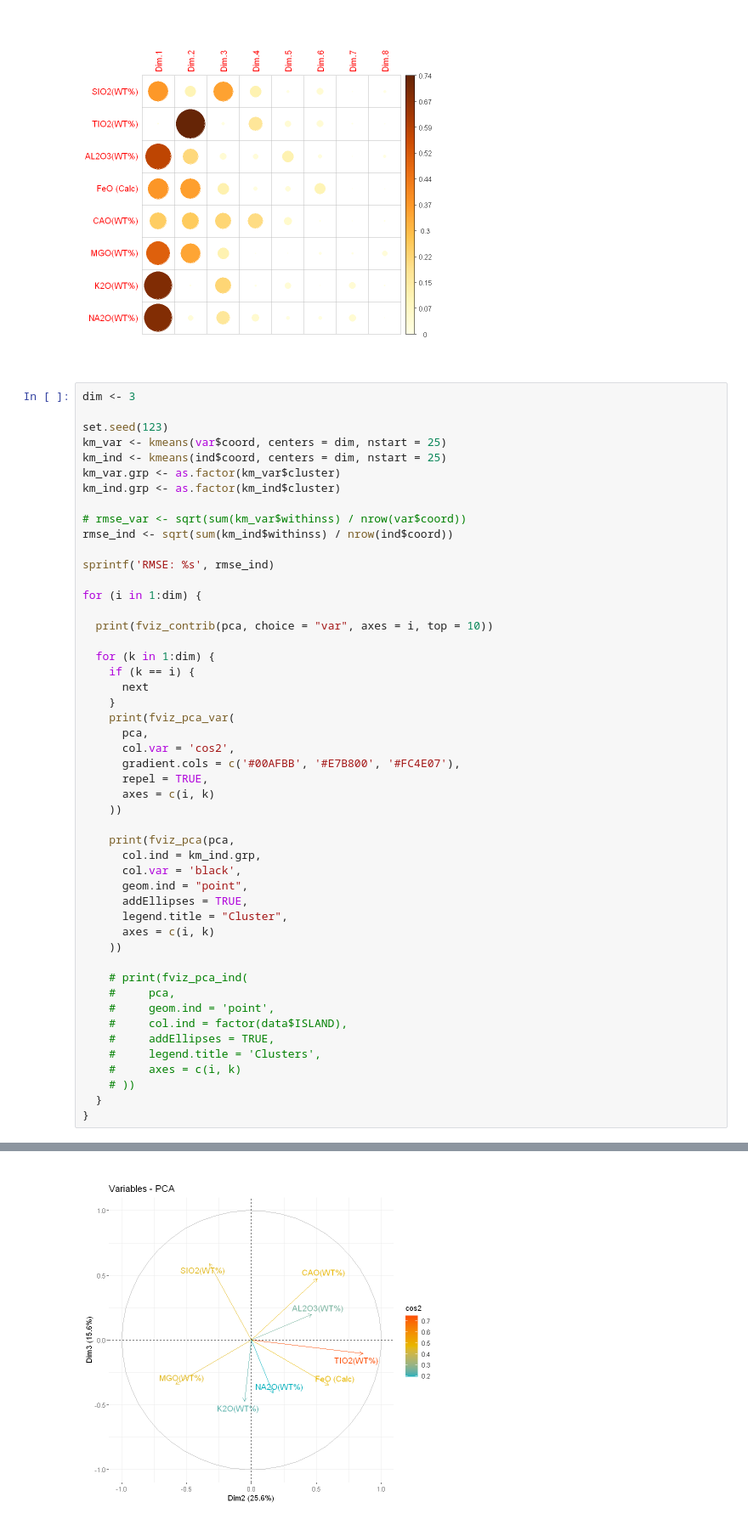
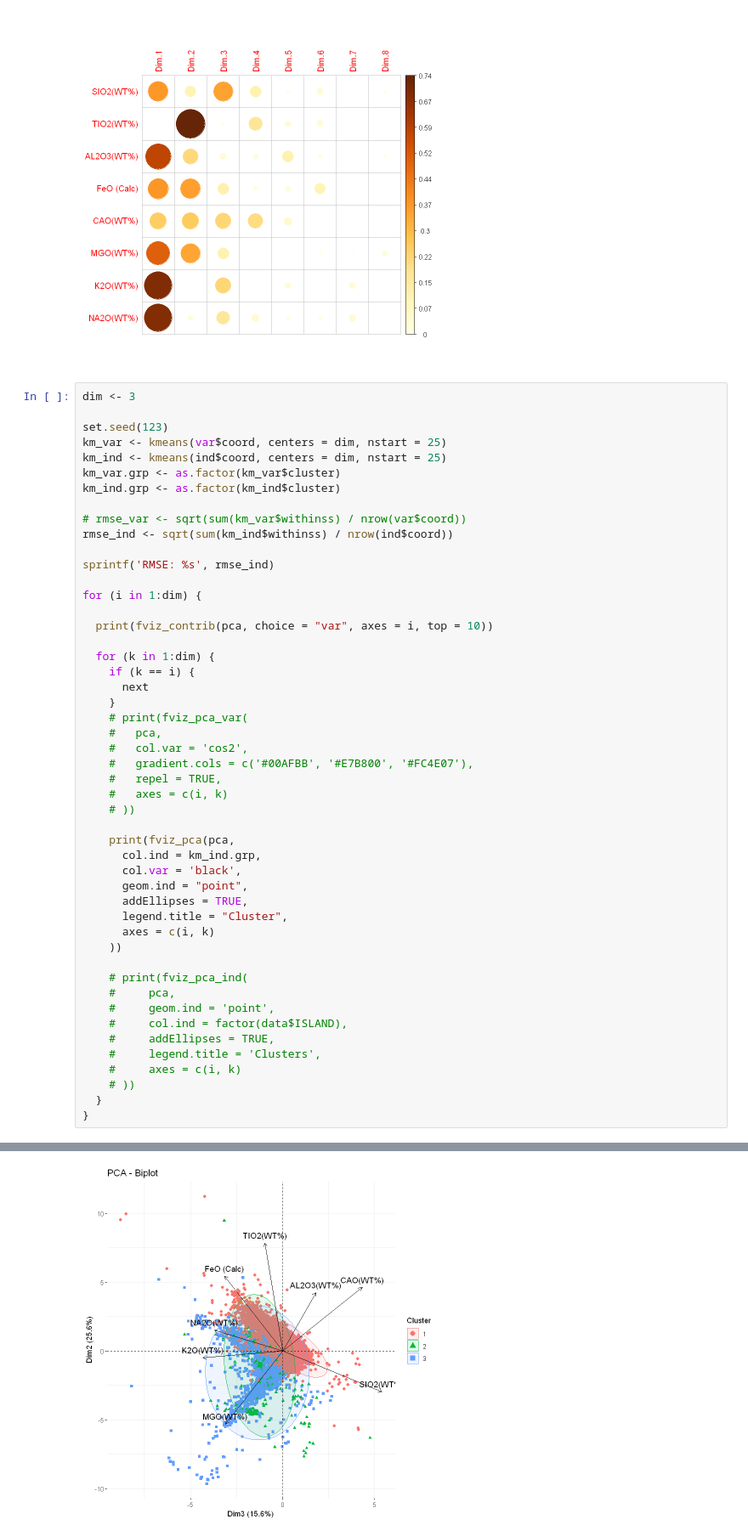
Before and after one commit to miromanestar/LomaGeology, a Jupyter notebook: notebooks/r_pca.ipynb, the cells around one changed output, grey strips where cells are left out. Shown at 85% size. Cells and saved outputs as stored; diff of their text form.

```diff
--- a/notebooks/r_pca.ipynb
+++ b/notebooks/r_pca.ipynb
@@ -93,13 +93,13 @@ for (i in 1:dim) {
     if (k == i) {
       next
     }
-    print(fviz_pca_var(
-      pca,
-      col.var = 'cos2',
-      gradient.cols = c('#00AFBB', '#E7B800', '#FC4E07'),
-      repel = TRUE,
-      axes = c(i, k)
-    ))
+    # print(fviz_pca_var(
+    #   pca,
+    #   col.var = 'cos2',
+    #   gradient.cols = c('#00AFBB', '#E7B800', '#FC4E07'),
+    #   repel = TRUE,
+    #   axes = c(i, k)
+    # ))
 
     print(fviz_pca(pca,
       col.ind = km_ind.grp,
@@ -133 +133 @@ for (i in 1:dim) {
-[figure, old version]
+[figure, new version]
```
Also changed, not shown: parts of 3 cells of this notebook, 3 other files.
